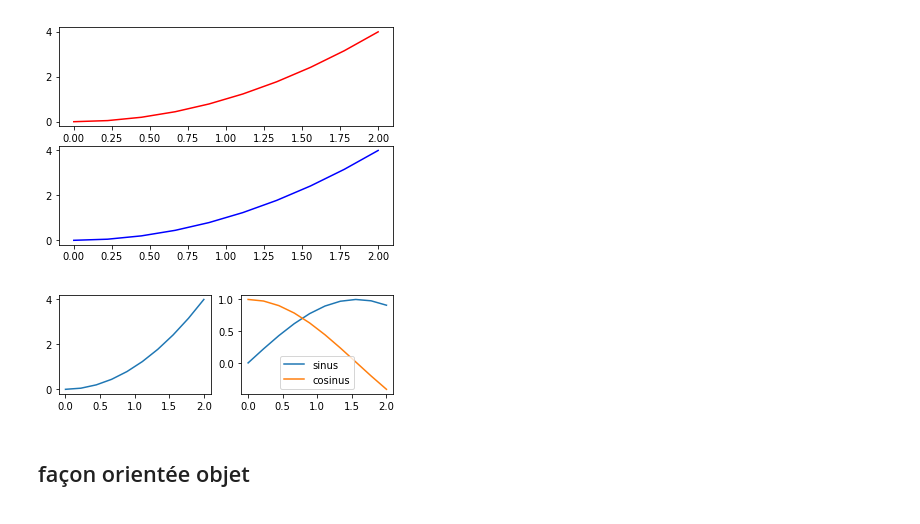
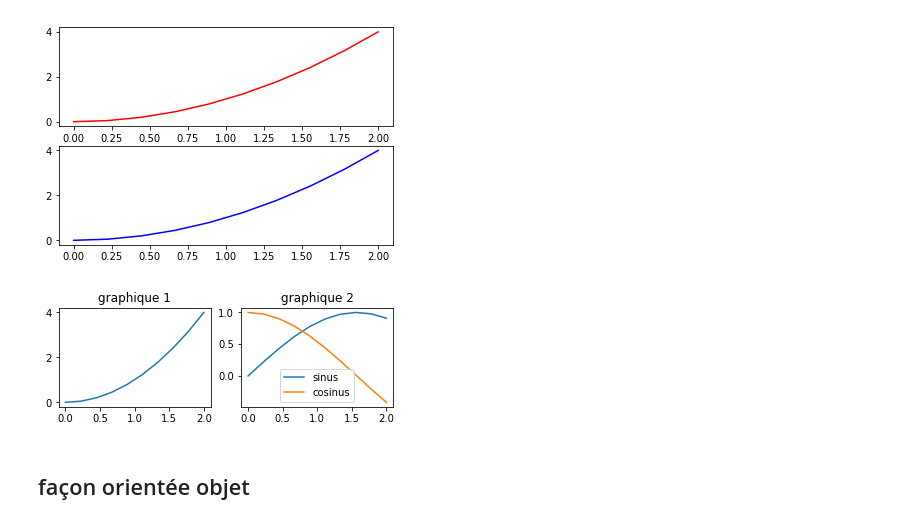
Before and after one commit to FatimaMoqran/Numpy-and-Visualisation, a Jupyter notebook: Visualisation.ipynb, the cells around one changed output. Saved outputs shown, nothing was run; the diff lists cells and outputs as text; code cells hidden in the pictures.

Commit message:
add function graphique

```diff
--- a/Visualisation.ipynb
+++ b/Visualisation.ipynb
@@ -65,15 +65,16 @@ plt.plot(x,y,c='blue')
 # %%
 plt.figure()
 plt.subplot(2,2,1)
 plt.plot(x,y)
-plt.title= 'graphique 1'
+plt.title('graphique 1')
 plt.subplot(2,2,2)
 plt.plot(x,np.sin(x),label='sinus')
 plt.plot(x,np.cos(x),label='cosinus')
+plt.title('graphique 2')
 plt.legend()
 plt.show()
 # %% [output]
-[figure, old version]
+[figure, new version]
 # %% [markdown]
 ## façon orientée objet
 # %%
```
Also changed, not shown: parts of 6 cells of this notebook.
